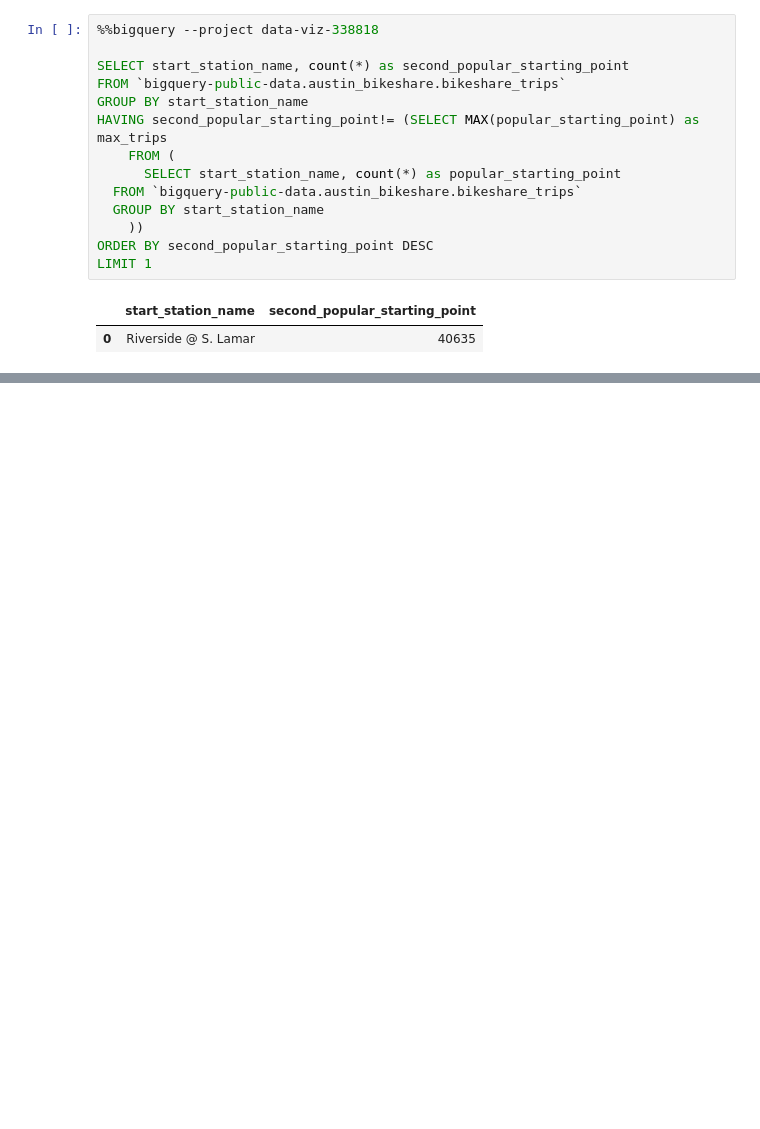
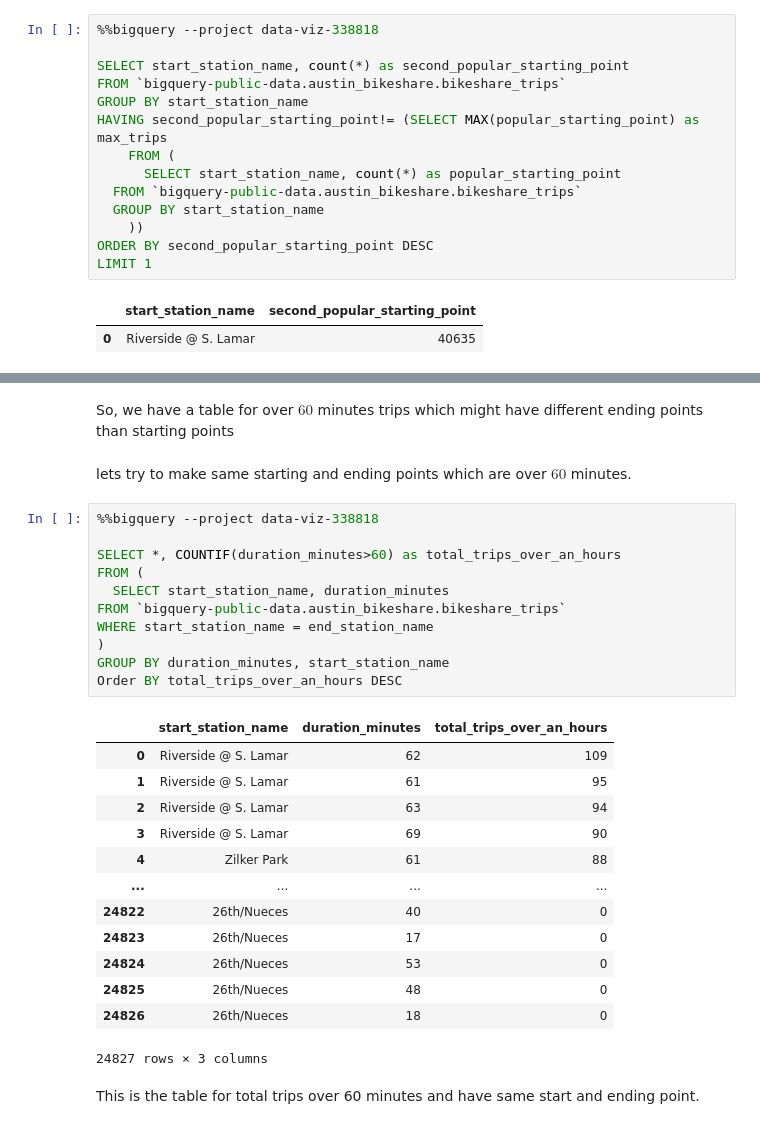
Before and after one commit to ashpou1/data-processing-4313, a Jupyter notebook: SQL SubQuery.ipynb, the cells around one changed output, grey strips where cells are left out. Saved outputs shown, nothing was run; the diff lists cells and outputs as text; blank space fills up the shorter version.

```diff
--- a/SQL SubQuery.ipynb
+++ b/SQL SubQuery.ipynb
@@ -211,0 +236,31 @@ So we have River @ s Lamar comes in the second popular start station point.
+# %% [markdown]
+So, we have a table for over $60$ minutes trips which might have different ending points than starting points
+# %% [markdown]
+lets try to make same starting and ending points which are over $60$ minutes.
+# %%
+%%bigquery --project data-viz-338818
+
+SELECT *, COUNTIF(duration_minutes>60) as total_trips_over_an_hours
+FROM (
+  SELECT start_station_name, duration_minutes
+FROM `bigquery-public-data.austin_bikeshare.bikeshare_trips`
+WHERE start_station_name = end_station_name
+)
+GROUP BY duration_minutes, start_station_name
+Order BY total_trips_over_an_hours DESC
+# %% [output]
+|  | start_station_name | duration_minutes | total_trips_over_an_hours |
+| 0 | Riverside @ S. Lamar | 62 | 109 |
+| 1 | Riverside @ S. Lamar | 61 | 95 |
+| 2 | Riverside @ S. Lamar | 63 | 94 |
+| 3 | Riverside @ S. Lamar | 69 | 90 |
+| 4 | Zilker Park | 61 | 88 |
+| ... | ... | ... | ... |
+| 24822 | 26th/Nueces | 40 | 0 |
+| 24823 | 26th/Nueces | 17 | 0 |
+| 24824 | 26th/Nueces | 53 | 0 |
+| 24825 | 26th/Nueces | 48 | 0 |
+| 24826 | 26th/Nueces | 18 | 0 |
+24827 rows × 3 columns
+# %% [markdown]
+This is the table for total trips over 60 minutes and have same start and ending point.
```
Also changed, not shown: parts of 4 cells of this notebook.
